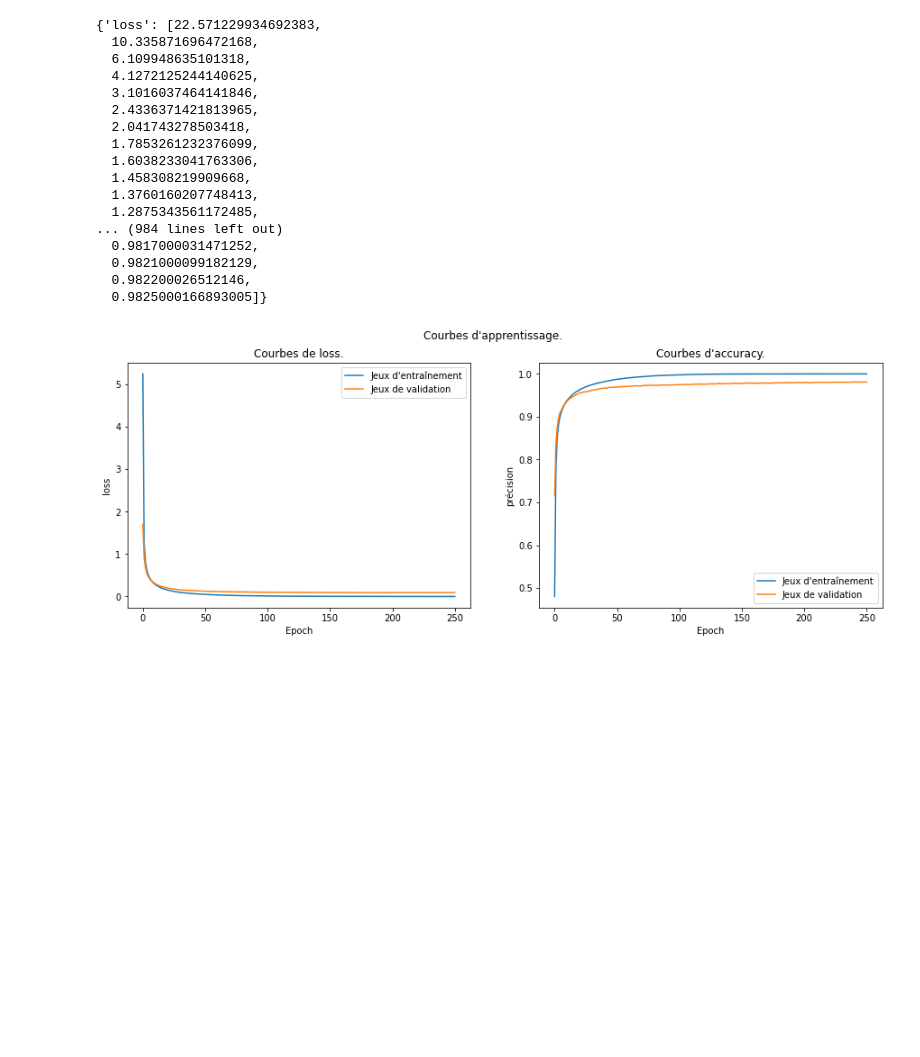
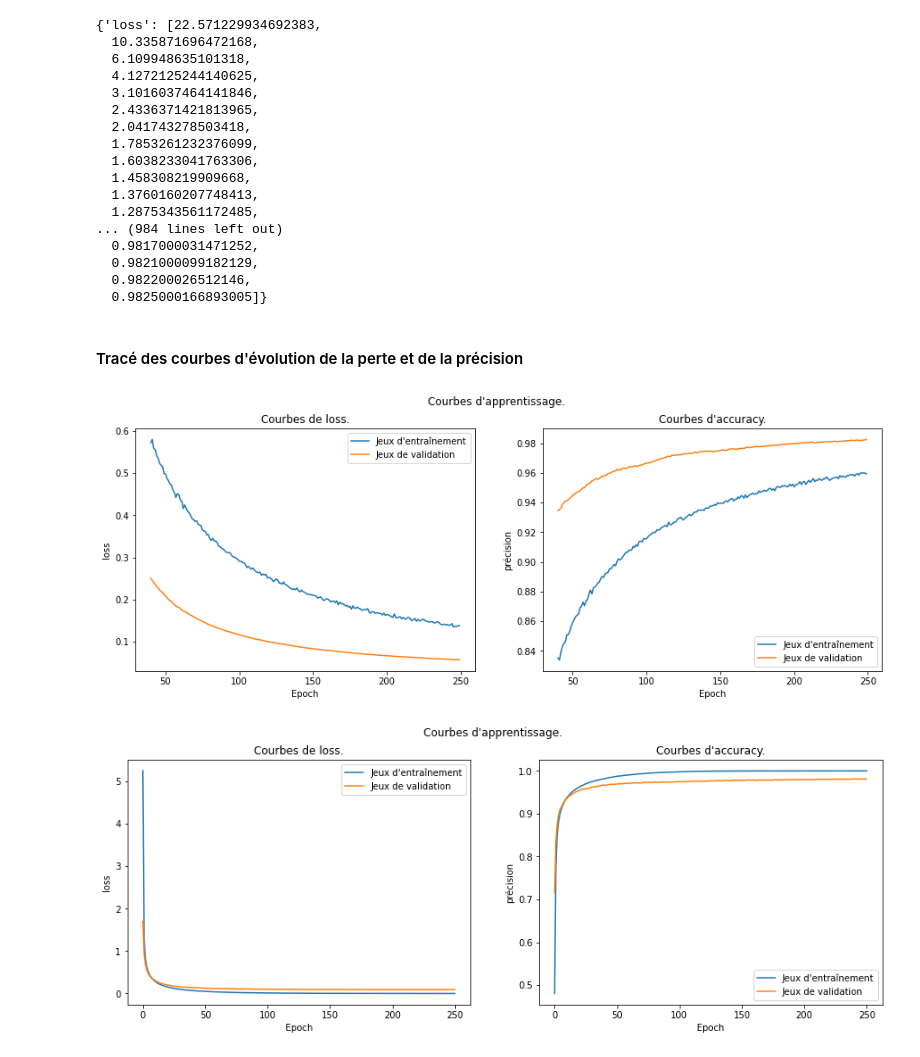
Before and after one commit to jpphi/prj_final, a Jupyter notebook: id_handwritten/E2_baseb5.ipynb, the cells around one changed output. Drawn from its saved outputs; the diff is of its cells as text; code cells hidden in the pictures; blank space fills up the shorter version.

```diff
--- a/id_handwritten/E2_baseb5.ipynb
+++ b/id_handwritten/E2_baseb5.ipynb
@@ -835,6 +841,35 @@ hist.history
   0.9821000099182129,
   0.982200026512146,
   0.9825000166893005]}
+# %%
+class cl:
+    history= d
+
+hist= cl()
+
+#hist.history
+# %% [markdown]
+#### Tracé des courbes d'évolution de la perte et de la précision
+# %%
+x= range(len(hist.history["loss"]))
+debut= 40
+
+fig, axes= plt.subplots(1, 2, figsize= (15,5))
+fig.suptitle("Courbes d'apprentissage.")
+
+axes[0].plot(x[debut:], hist.history["loss"][debut:], label="Jeux d'entraînement")
+axes[0].plot(x[debut:],hist.history["val_loss"][debut:], label="Jeux de validation")
+axes[0].set_title("Courbes de loss.")
+axes[0].set(xlabel= "Epoch", ylabel="loss")
+axes[0].legend()
+
+axes[1].plot(x[debut:],hist.history["accuracy"][debut:], label="Jeux d'entraînement")
+axes[1].plot(x[debut:],hist.history["val_accuracy"][debut:], label="Jeux de validation")
+axes[1].set_title("Courbes d'accuracy.")
+axes[1].set(xlabel= "Epoch", ylabel="précision")
+_= axes[1].legend()
+# %% [output]
+[figure, added]
 # %%
 def affiche_courbes(d= None):
     for k in d.keys():
```
Also changed, not shown: parts of 20 cells of this notebook, 3 other files.
